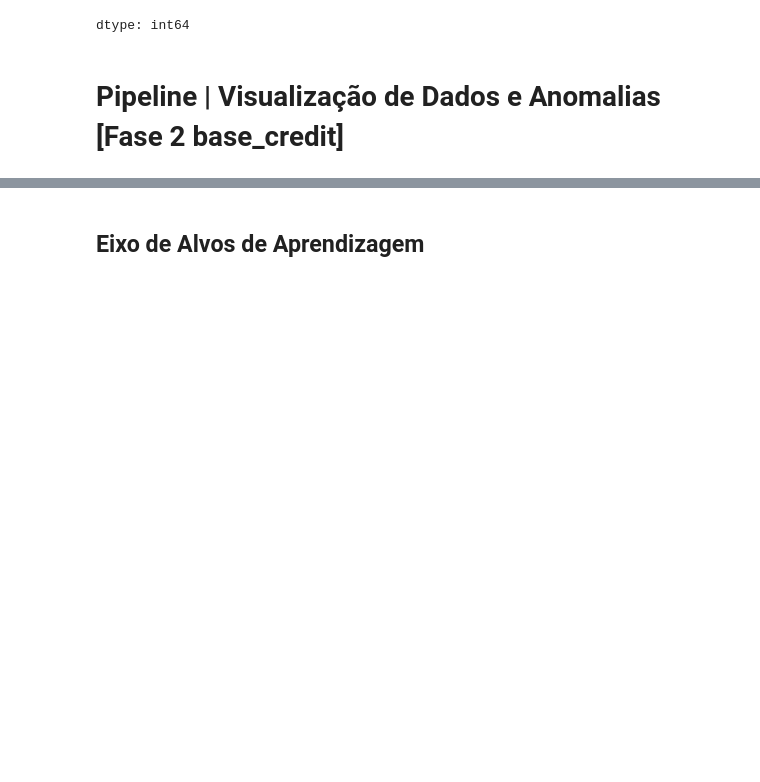
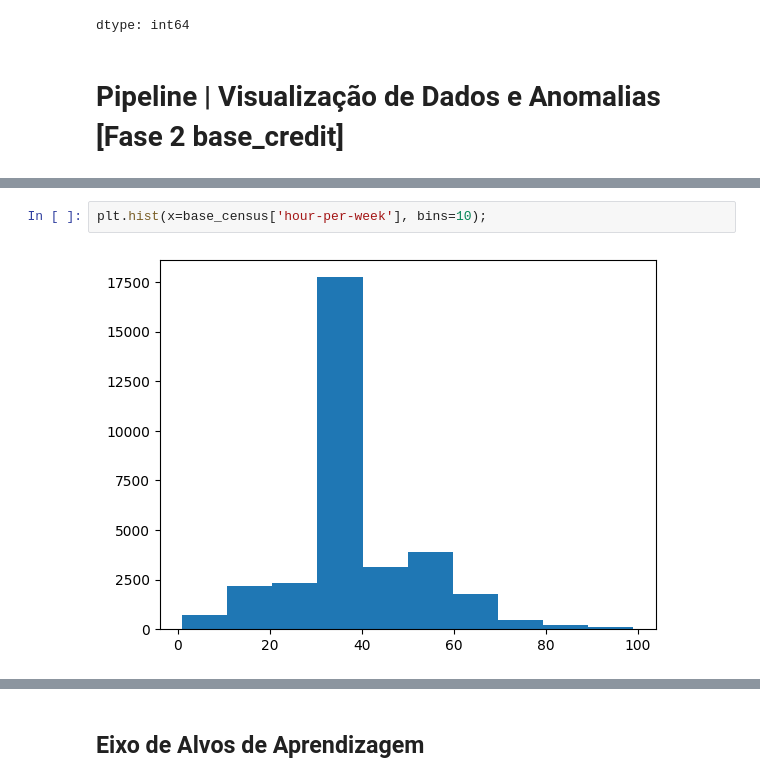
Before and after one commit to Pedro4Albuquerque/am-t4-s1a2026t2, a Jupyter notebook: census0416_amt4.ipynb, the cells around one changed output, grey strips where cells are left out. Cells and saved outputs as stored; diff of their text form; blank space fills up the shorter version.

```diff
--- a/census0416_amt4.ipynb
+++ b/census0416_amt4.ipynb
@@ -78,0 +95,4 @@ dtype: int64
+# %%
+plt.hist(x=base_census['hour-per-week'], bins=10);
+# %% [output]
+[figure, added]
```
Also changed, not shown: parts of 12 cells of this notebook.
